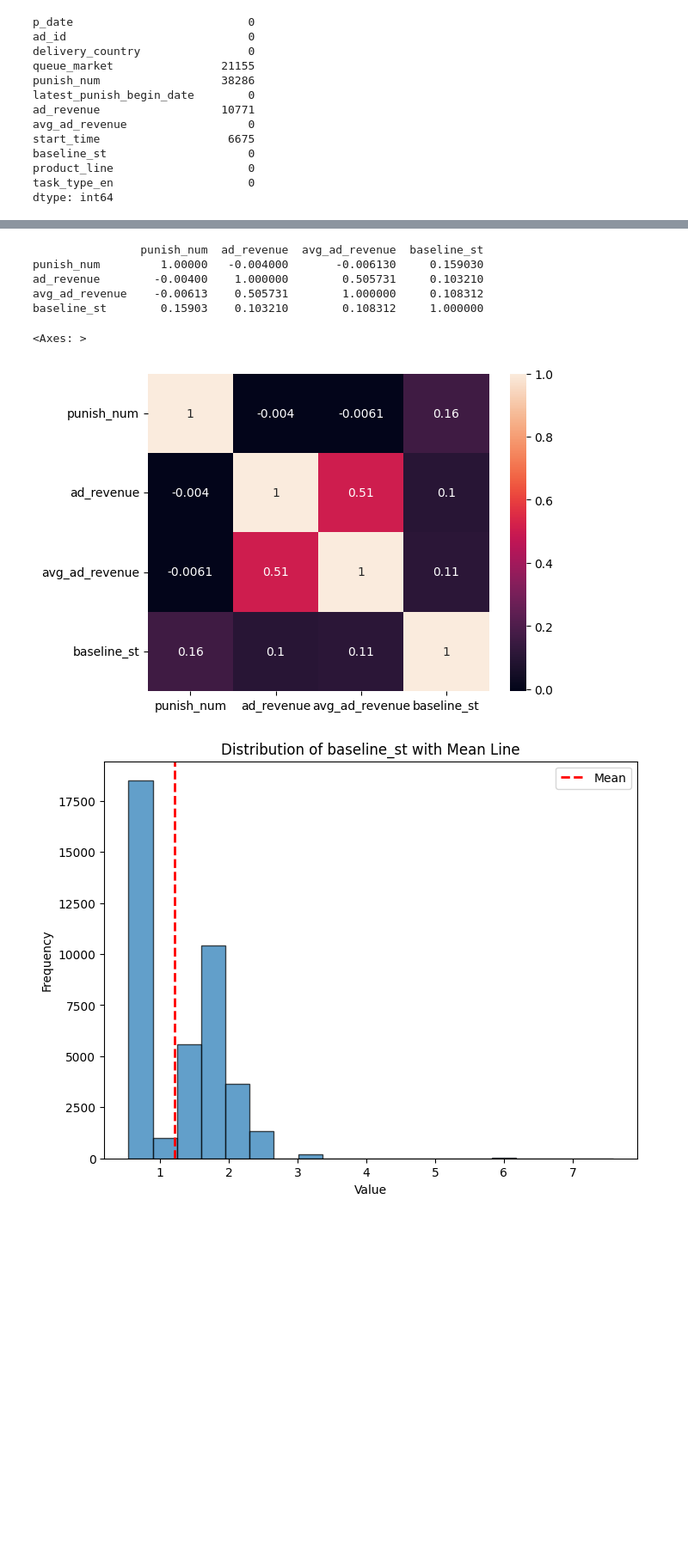
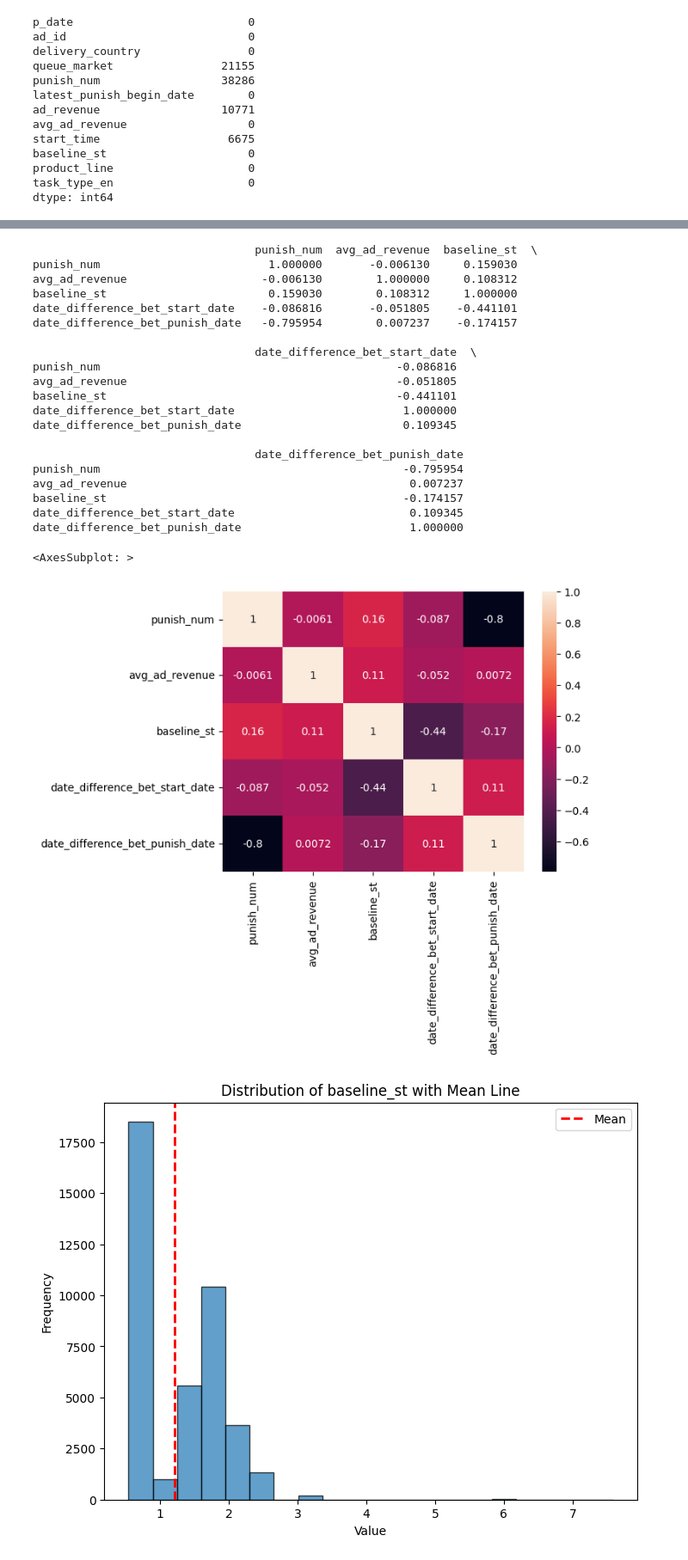
Before and after one commit to liuchennn1414/TikTok_Hungry_Ads, a Jupyter notebook: ads.ipynb, the cells around one changed output, grey strips where cells are left out. Shown at 86% size. Saved outputs shown, nothing was run; the diff lists cells and outputs as text; code cells hidden in the pictures; blank space fills up the shorter version.

```diff
--- a/ads.ipynb
+++ b/ads.ipynb
@@ -95,6 +105,7 @@ dtype: int64
 # %%
 ads['punish_num'] = ads['punish_num'].fillna(0)
 ads['ad_revenue'].fillna(ads['avg_ad_revenue'], inplace=True)
+ads['start_time'].fillna(ads['latest_punish_begin_date'], inplace=True)
 # %%
 missing_values = ads.isna().sum()
 print(missing_values)
@@ -112,6 +123,13 @@ baseline_st                     0
 product_line                    0
 task_type_en                    0
 dtype: int64
+# %%
+ads['p_date'] = pd.to_datetime(ads['p_date'], format='%Y%m%d')  # You may need to specify the format if it's not in YYYYMMDD format
+ads['start_time'] = pd.to_datetime(ads['start_time'], format='%Y%m%d')
+#ads['start_time'] = ads['start_time'].dt.date
+#ads['date_difference'] = ads['start_time'] - ads['p_date']
+ads['date_difference_bet_start_date'] = (ads['p_date'] - ads['start_time']).dt.days
+ads['date_difference_bet_punish_date'] = (ads['p_date'] - ads['latest_punish_begin_date']).dt.days
 # %%
 ads.describe()
 # %% [output]
@@ -127,15 +145,33 @@ ads.describe()
 # %%
-correlation_matrix = ads[['punish_num', 'ad_revenue', 'avg_ad_revenue','baseline_st']].corr()
+correlation_matrix = ads[['punish_num', 'latest_punish_begin_date','avg_ad_revenue','baseline_st', 'date_difference_bet_start_date','date_difference_bet_punish_date']].corr()
 print(correlation_matrix)
 sns.heatmap(correlation_matrix, xticklabels=correlation_matrix.columns.values, yticklabels=correlation_matrix.columns.values, annot = True, annot_kws={'size':10})
+
+
+# would it be concerning for punish num and date_difference_bet_punish_date  to have such a high negative correlation?
 # %% [output]
-                punish_num  ad_revenue  avg_ad_revenue  baseline_st
-punish_num         1.00000   -0.004000       -0.006130     0.159030
-ad_revenue        -0.00400    1.000000        0.505731     0.103210
-avg_ad_revenue    -0.00613    0.505731        1.000000     0.108312
-baseline_st        0.15903    0.103210        0.108312     1.000000
+                                 punish_num  avg_ad_revenue  baseline_st  \
+punish_num                         1.000000       -0.006130     0.159030
+avg_ad_revenue                    -0.006130        1.000000     0.108312
+baseline_st                        0.159030        0.108312     1.000000
+date_difference_bet_start_date    -0.086816       -0.051805    -0.441101
+date_difference_bet_punish_date   -0.795954        0.007237    -0.174157
+
+                                 date_difference_bet_start_date  \
+punish_num                                            -0.086816
+avg_ad_revenue                                        -0.051805
+baseline_st                                           -0.441101
+date_difference_bet_start_date                         1.000000
+date_difference_bet_punish_date                        0.109345
+
+                                 date_difference_bet_punish_date
+punish_num                                             -0.795954
+avg_ad_revenue                                          0.007237
+baseline_st                                            -0.174157
+date_difference_bet_start_date                          0.109345
+date_difference_bet_punish_date                         1.000000
-<Axes: >
+<AxesSubplot: >
-[figure, old version]
+[figure, new version]
 # %%
 plt.figure(figsize=(8, 6))
 plt.hist(ads['baseline_st'], bins=20, edgecolor='k', alpha=0.7)  # Add alpha for transparency
```
Also changed, not shown: parts of 12 cells of this notebook.
